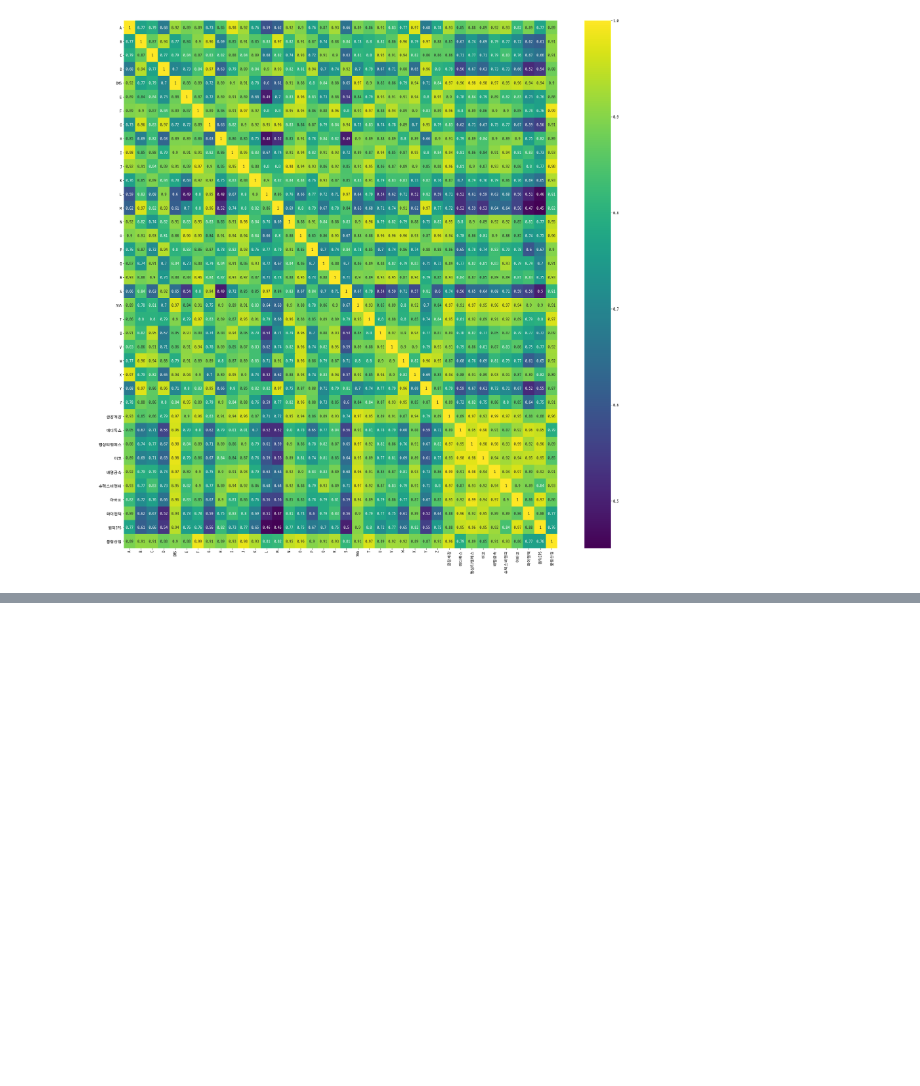
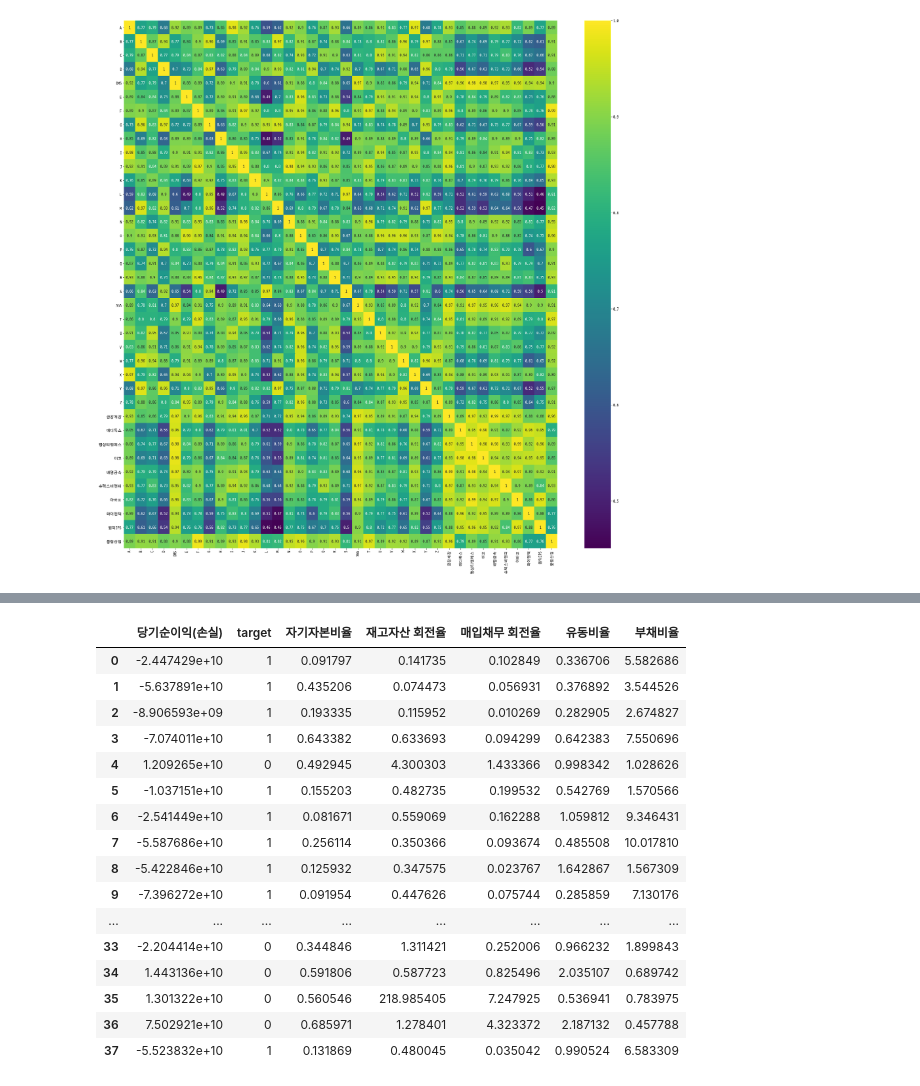
Before and after one commit to Seungki-Jeong/Analysis-of-Corporate-Bankruptcy, a Jupyter notebook: cosine_similarity.ipynb, the cells around one changed output, grey strips where cells are left out. Cells and saved outputs as stored; diff of their text form; code cells hidden in the pictures; blank space fills up the shorter version.

```diff
--- a/cosine_similarity.ipynb
+++ b/cosine_similarity.ipynb
@@ -272,0 +171,2 @@ plt.hist(similarity)
+# %%
+cal.reset_index(inplace=True)
@@ -272,0 +192,8 @@ plt.hist(similarity)
+# %%
+cal['자기자본비율'] = cal.자본총계 / cal.자산총계
+# %%
+cal['재고자산 회전율'] = cal.매출총이익 / cal.재고자산
+# cal['자산총계 회전율'] = cal.매출총이익 / cal.자산총계
+cal['매입채무 회전율'] = cal.매출총이익 / cal['매입채무 및 기타유동채무']
+cal['유동비율'] = cal.유동자산 / cal.유동부채
+cal['부채비율'] = cal.부채총계 / cal.자본총계
@@ -272,0 +209,22 @@ plt.hist(similarity)
+# %%
+cal2 = cal.iloc[:, 12:]
+# %%
+cal2
+# %% [output]
+|  | 당기순이익(손실) | target | 자기자본비율 | 재고자산 회전율 | 매입채무 회전율 | 유동비율 | 부채비율 |
+| 0 | -2.447429e+10 | 1 | 0.091797 | 0.141735 | 0.102849 | 0.336706 | 5.582686 |
+| 1 | -5.637891e+10 | 1 | 0.435206 | 0.074473 | 0.056931 | 0.376892 | 3.544526 |
+| 2 | -8.906593e+09 | 1 | 0.193335 | 0.115952 | 0.010269 | 0.282905 | 2.674827 |
+| 3 | -7.074011e+10 | 1 | 0.643382 | 0.633693 | 0.094299 | 0.642383 | 7.550696 |
+| 4 | 1.209265e+10 | 0 | 0.492945 | 4.300303 | 1.433366 | 0.998342 | 1.028626 |
+| 5 | -1.037151e+10 | 1 | 0.155203 | 0.482735 | 0.199532 | 0.542769 | 1.570566 |
+| 6 | -2.541449e+10 | 1 | 0.081671 | 0.559069 | 0.162288 | 1.059812 | 9.346431 |
+| 7 | -5.587686e+10 | 1 | 0.256114 | 0.350366 | 0.093674 | 0.485508 | 10.017810 |
+| 8 | -5.422846e+10 | 1 | 0.125932 | 0.347575 | 0.023767 | 1.642867 | 1.567309 |
+| 9 | -7.396272e+10 | 1 | 0.091954 | 0.447626 | 0.075744 | 0.285859 | 7.130176 |
+| ... | ... | ... | ... | ... | ... | ... | ... |
+| 33 | -2.204414e+10 | 0 | 0.344846 | 1.311421 | 0.252006 | 0.966232 | 1.899843 |
+| 34 | 1.443136e+10 | 0 | 0.591806 | 0.587723 | 0.825496 | 2.035107 | 0.689742 |
+| 35 | 1.301322e+10 | 0 | 0.560546 | 218.985405 | 7.247925 | 0.536941 | 0.783975 |
+| 36 | 7.502921e+10 | 0 | 0.685971 | 1.278401 | 4.323372 | 2.187132 | 0.457788 |
+| 37 | -5.523832e+10 | 1 | 0.131869 | 0.480045 | 0.035042 | 0.990524 | 6.583309 |
```
Also changed, not shown: parts of 57 cells of this notebook, 7 other files.
